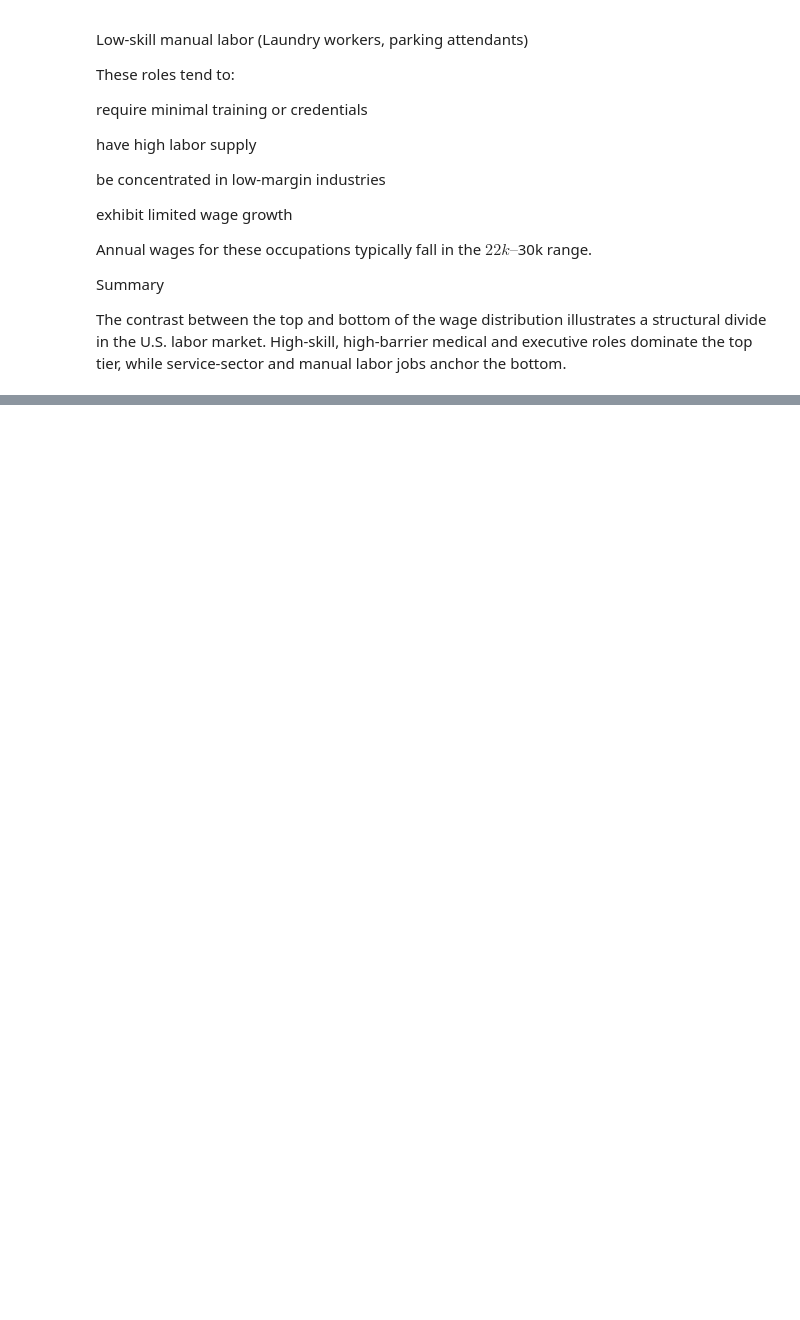
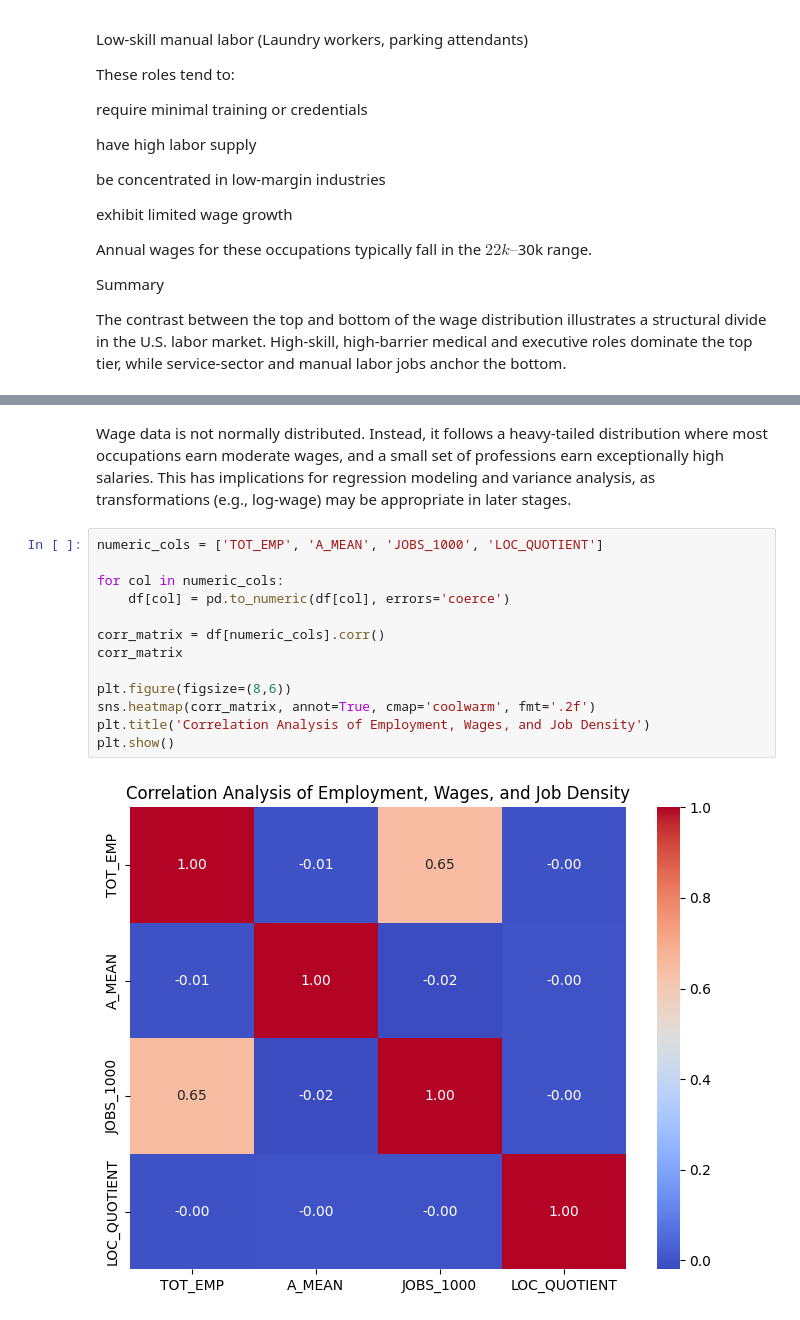
Before and after one commit to asn5995/dataScienceProject-DepartmentOfLabour, a Jupyter notebook: code.ipynb, the cells around one changed output, grey strips where cells are left out. Drawn from its saved outputs; the diff is of its cells as text; blank space fills up the shorter version.

```diff
--- a/code.ipynb
+++ b/code.ipynb
@@ -265,0 +275,17 @@ The contrast between the top and bottom of the wage distribution illustrates a s
+# %% [markdown]
+Wage data is not normally distributed. Instead, it follows a heavy-tailed distribution where most occupations earn moderate wages, and a small set of professions earn exceptionally high salaries. This has implications for regression modeling and variance analysis, as transformations (e.g., log-wage) may be appropriate in later stages.
+# %%
+numeric_cols = ['TOT_EMP', 'A_MEAN', 'JOBS_1000', 'LOC_QUOTIENT']
+
+for col in numeric_cols:
+    df[col] = pd.to_numeric(df[col], errors='coerce')
+
+corr_matrix = df[numeric_cols].corr()
+corr_matrix
+
+plt.figure(figsize=(8,6))
+sns.heatmap(corr_matrix, annot=True, cmap='coolwarm', fmt='.2f')
+plt.title('Correlation Analysis of Employment, Wages, and Job Density')
+plt.show()
+# %% [output]
+[figure, added]
```
Also changed, not shown: parts of 7 cells of this notebook.
